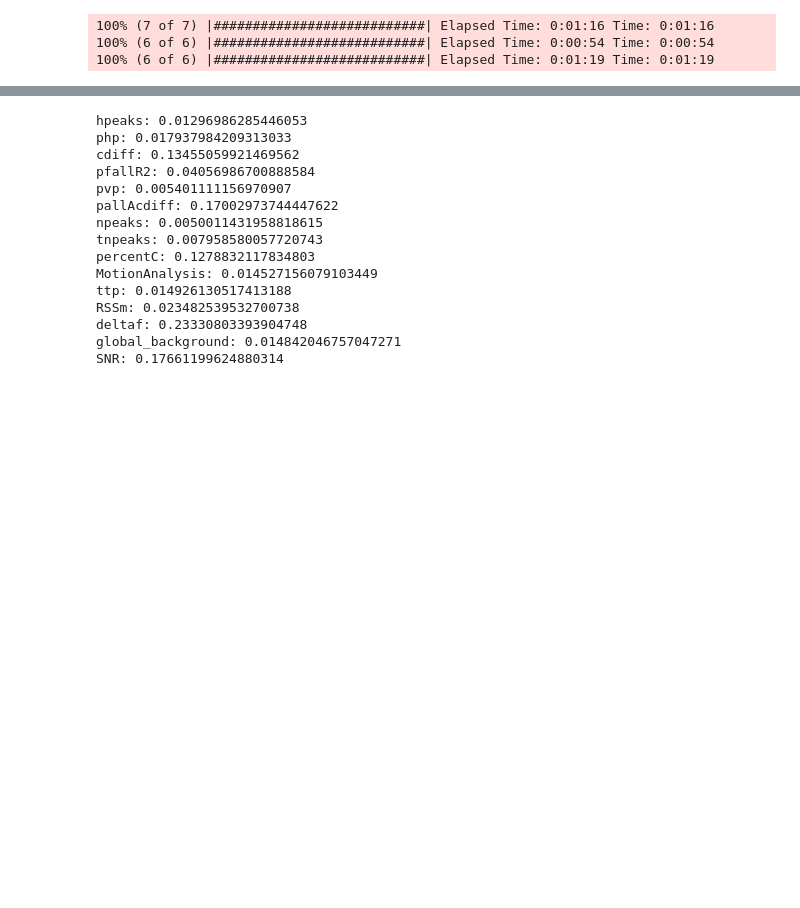
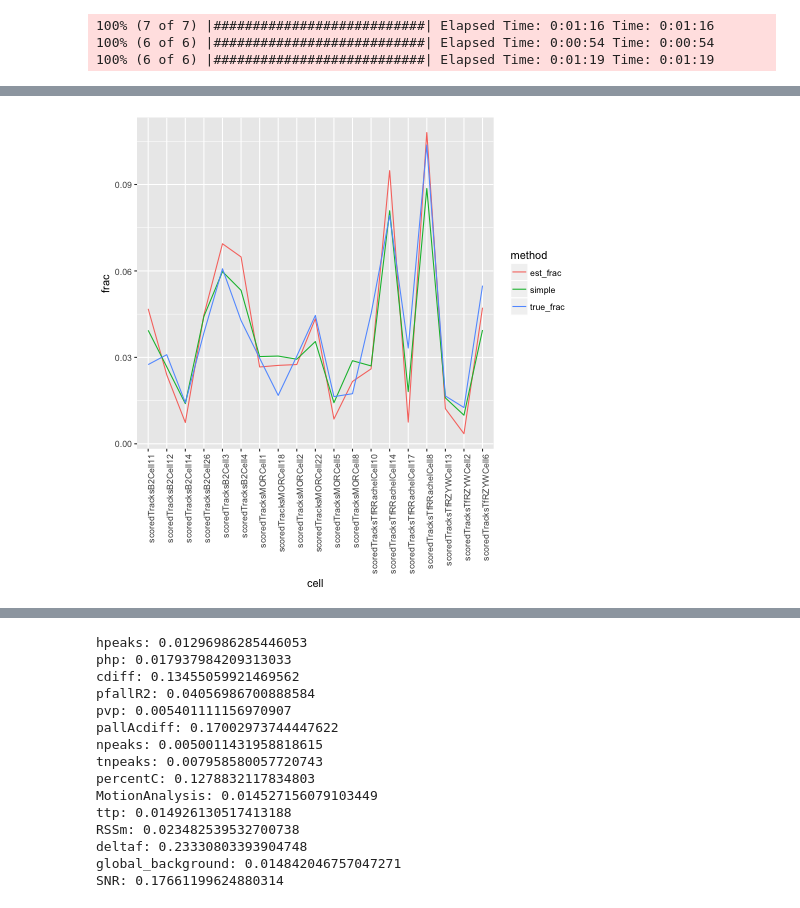
Before and after one commit to exark/puffsAnalysis, a Jupyter notebook: puffsAnalysis.ipynb, the cells around one changed output, grey strips where cells are left out. Cells and saved outputs as stored; diff of their text form; code cells hidden in the pictures; blank space fills up the shorter version.

```diff
--- a/puffsAnalysis.ipynb
+++ b/puffsAnalysis.ipynb
@@ -339,0 +372,27 @@ plt.show
+# %%
+def correction(train_y, train_f, test_f, thresh=0.5):
+    _, train_props = np.unique(train_y, return_counts=True)
+    train_props = train_props/len(train_y)
+    train_conf = pd.crosstab(index=train_f>thresh, columns=train_y)
+    train_conf = train_conf/train_conf.values.sum()
+    _, test_pred_props = np.unique(test_f>thresh, return_counts=True)
+    test_pred_props = test_pred_props/len(test_f)
+    w = np.matmul(np.linalg.solve(train_conf, np.identity(2)), test_pred_props)
+    muy = train_props*w
+    return muy[0]
+# %%
+cell_res = pd.DataFrame({'cell': np.unique(rr_sane['cell'])})
+
+for cell in cell_res['cell']:
+    train = rr_sane.loc[rr_sane['cell'] != cell]
+    test = rr_sane.loc[rr_sane['cell'] == cell]
+
+    cell_res.loc[cell_res['cell'] == cell ,'est_frac'] = correction(train['isPuff'], train['proba'], test['proba'], thresh = 0.3)
+    cell_res.loc[cell_res['cell'] == cell , 'true_count'] = np.sum(test['isPuff'] == 1.)
+    cell_res.loc[cell_res['cell'] == cell , 'true_frac'] = np.mean(test['isPuff'] == 1.)
+
+    cell_res.loc[cell_res['cell'] == cell , 'n'] = test.shape[0]
+
+    cell_res.loc[cell_res['cell'] == cell , 'simple'] = np.mean(test['proba'])
+
+cell_res
@@ -339,0 +454,6 @@ plt.show
+# %%
+%%R -i cell_res
+cell_res_tall = gather(cell_res, "method","frac",c(-cell,-true_count, -n))
+ggplot(cell_res_tall, aes(x=cell, y=frac, color=method, group=method)) + geom_line()+  theme(axis.text.x = element_text(angle = 90, hjust = 1))
+# %% [output]
+[figure, added]
```
Also changed, not shown: parts of 27 cells of this notebook, 1 other file.
